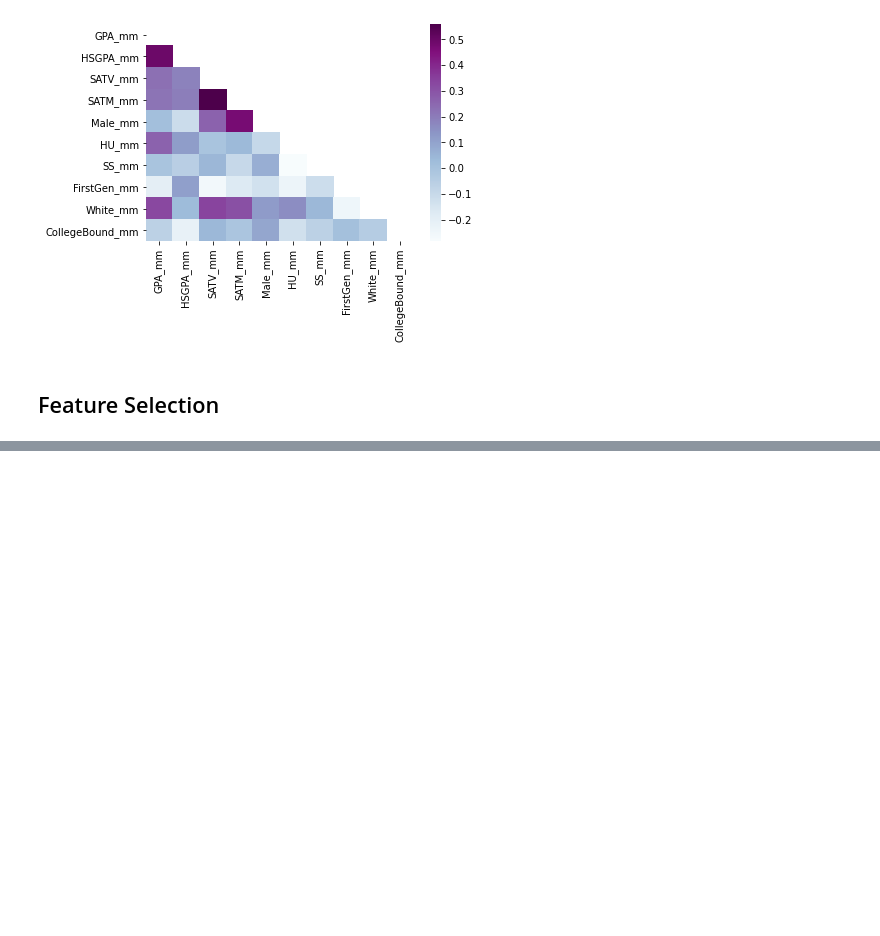
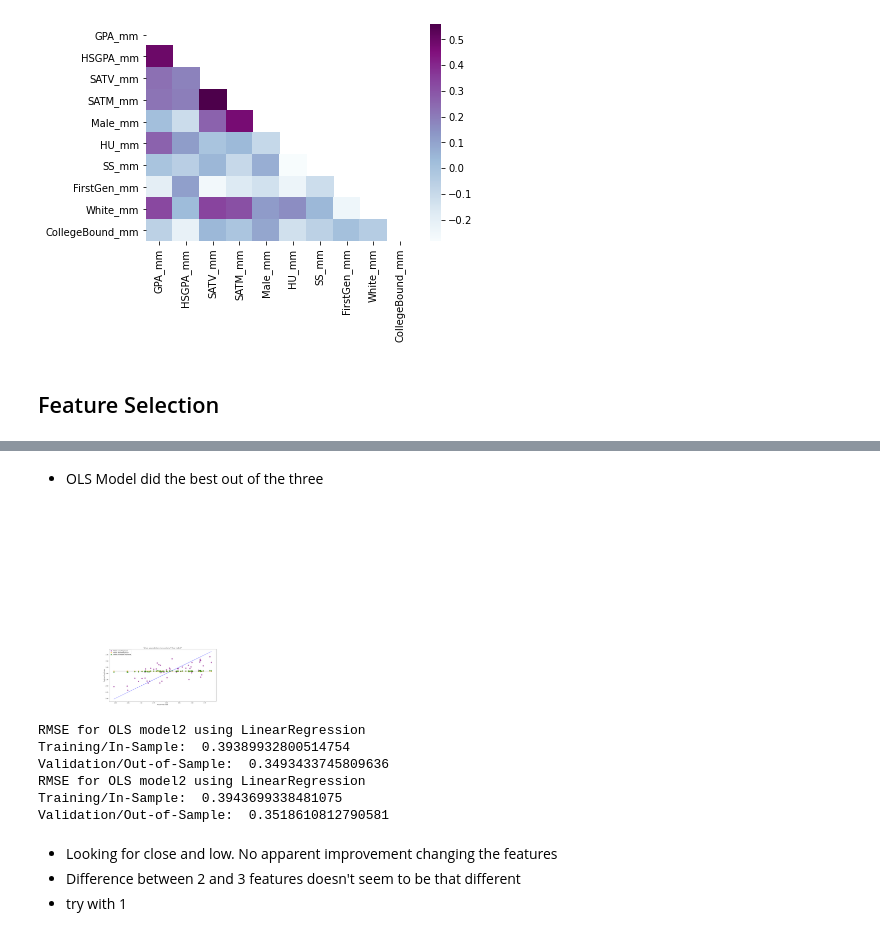
Before and after one commit to HeatherOrtegaMcMillan/regression-exercises, a Jupyter notebook: regression_modeling_exercises.ipynb, the cells around one changed output, grey strips where cells are left out. Saved outputs shown, nothing was run; the diff lists cells and outputs as text; code cells hidden in the pictures; blank space fills up the shorter version.

```diff
--- a/regression_modeling_exercises.ipynb
+++ b/regression_modeling_exercises.ipynb
@@ -260 +277,2 @@ ev.rfe(X_train, y_train, 3)
 # %%
+feat_list = ev.rfe(X_train, y_train, 3)
@@ -278,0 +404,25 @@ Name: GPA, dtype: float64
+# %% [markdown]
+- OLS Model did the best out of the three
+# %%
+# y_validate.head()
+plt.figure(figsize=(16,8))
+plt.plot(y_validate, X_validate.baseline_mean, alpha=.5, color="gray", label='_nolegend_')
+plt.annotate("Baseline: Predict Using Mean", (16, 9.5))
+plt.plot(y_validate, y_validate, alpha=.5, color="blue", label='_nolegend_')
+plt.annotate("The Ideal Line: Predicted = Actual", (.5, 3.5), rotation=15.5)
+
+plt.scatter(y_validate, X_validate.model1_pred,
+            alpha=.5, color="purple", s=100, label="Model: LinearRegression")
+plt.scatter(y_validate, X_validate.model2_pred,
+            alpha=.5, color="orange", s=100, label="Model: TweedieRegressor")
+plt.scatter(y_validate, X_validate.model3_pred,
+            alpha=.5, color="green", s=100, label="Model 2nd degree Polynomial")
+plt.legend()
+plt.xlabel("Actual Final Grade")
+plt.ylabel("Predicted Final Grade")
+plt.title("Where are predictions more extreme? More modest?")
+# plt.annotate("The polynomial model appears to overreact to noise", (2.0, -10))
+# plt.annotate("The OLS model (LinearRegression)\n appears to be most consistent", (15.5, 3))
+plt.show()
+# %% [output]
+[figure, added]
@@ -278,0 +436,36 @@ Name: GPA, dtype: float64
+# %%
+for features in list_of_lists:
+
+    model_num = 2
+
+    X_train3 = X_train[features]
+
+    X_validate3 = X_validate[features]
+
+    lm = LinearRegression()
+
+    lm.fit(X_train3, y_train)
+
+    X_train[f'OLM{model_num}_pred'] = lm.predict(X_train3)
+
+    rmse_train = mean_squared_error(y_train, X_train[f'OLM{model_num}_pred'], squared = False)
+
+    X_validate[f'OLM{model_num}_pred'] = lm.predict(X_validate3)
+
+    rmse_validate = mean_squared_error(y_validate, X_validate[f'OLM{model_num}_pred'], squared=False)
+
+    print(f"RMSE for OLS model{model_num} using LinearRegression\nTraining/In-Sample: ", rmse_train,
+          "\nValidation/Out-of-Sample: ", rmse_validate)
+
+    model_num += 1
+# %% [output]
+RMSE for OLS model2 using LinearRegression
+Training/In-Sample:  0.39389932800514754
+Validation/Out-of-Sample:  0.3493433745809636
+RMSE for OLS model2 using LinearRegression
+Training/In-Sample:  0.3943699338481075
+Validation/Out-of-Sample:  0.3518610812790581
+# %% [markdown]
+- Looking for close and low. No apparent improvement changing the features
+- Difference between 2 and 3 features doesn't seem to be that different
+- try with 1
```
Also changed, not shown: parts of 25 cells of this notebook.
